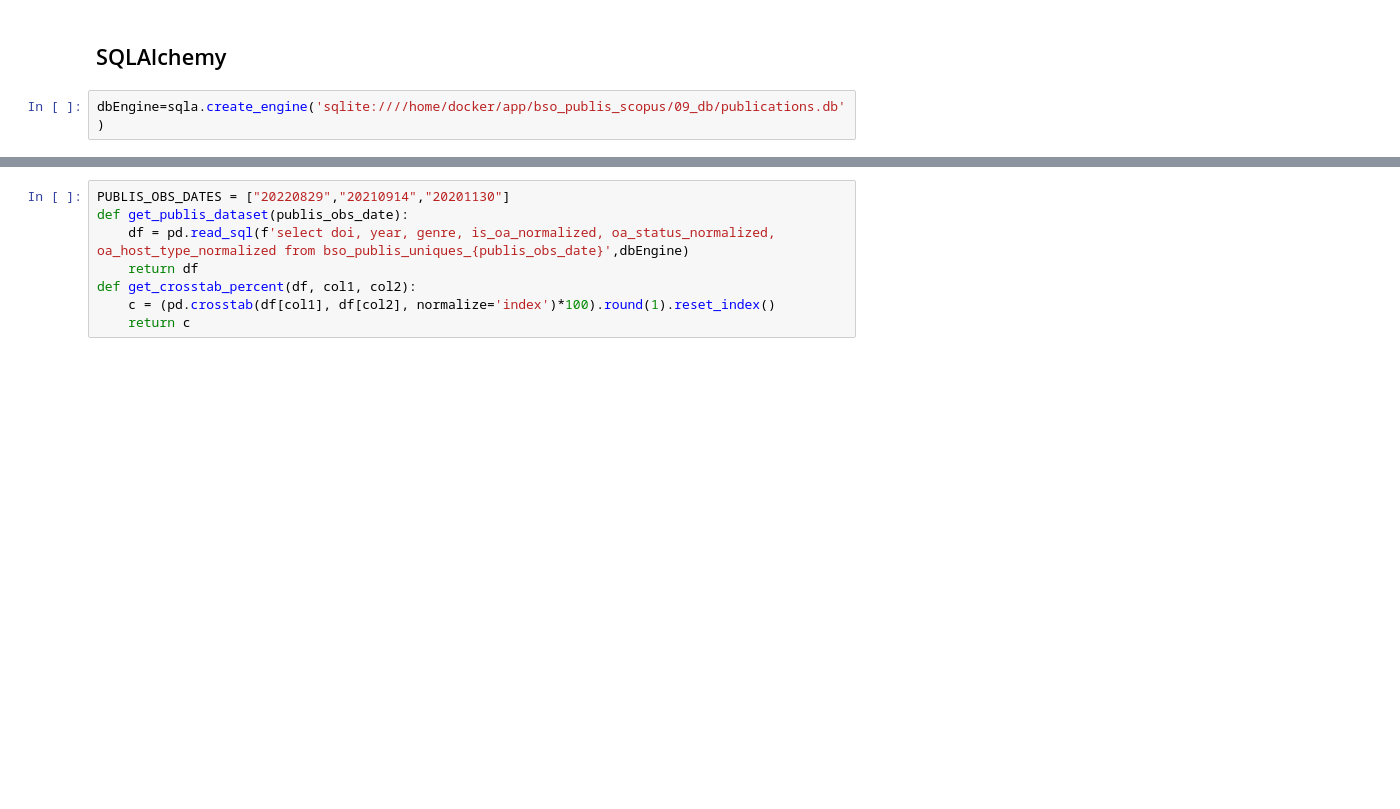
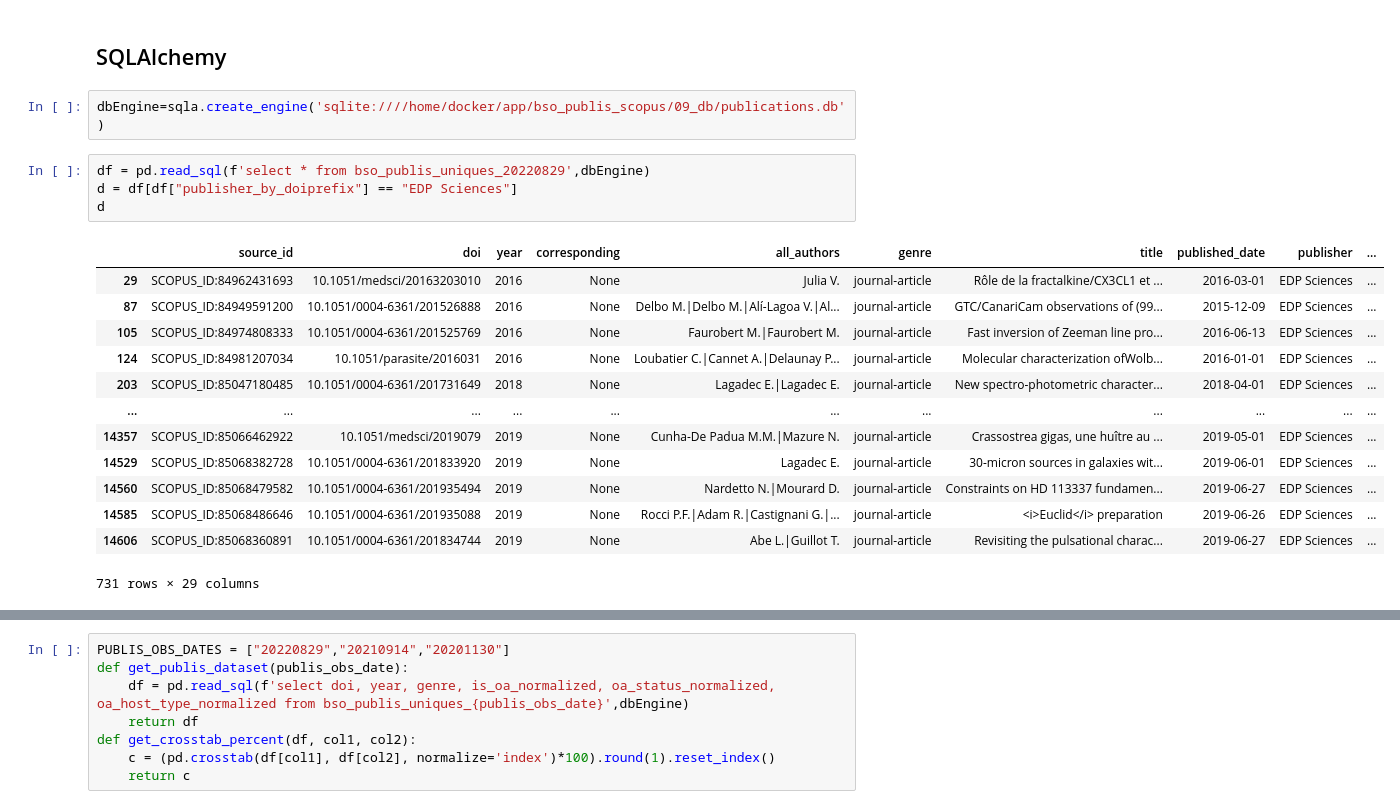
Before and after one commit to azur-scd/dagster-workflows, a Jupyter notebook: app/bso_publis_scopus/08_reporting/2022-08-29/open_access/Untitled.ipynb, the cells around one changed output, grey strips where cells are left out. Saved outputs shown, nothing was run; the diff lists cells and outputs as text; blank space fills up the shorter version.

Commit message:
publis consolidate data

```diff
--- a/app/bso_publis_scopus/08_reporting/2022-08-29/open_access/Untitled.ipynb
+++ b/app/bso_publis_scopus/08_reporting/2022-08-29/open_access/Untitled.ipynb
@@ -96,3 +183,21 @@ df = pd.read_csv("publis_uniques_doi_oa_data_with_bsoclasses_complete.csv", sep=
 ## SQLAlchemy
 # %%
 dbEngine=sqla.create_engine('sqlite:////home/docker/app/bso_publis_scopus/09_db/publications.db')
+# %%
+df = pd.read_sql(f'select * from bso_publis_uniques_20220829',dbEngine)
+d = df[df["publisher_by_doiprefix"] == "EDP Sciences"]
+d
+# %% [output]
+|  | source_id | doi | year | corresponding | all_authors | genre | title | published_date | publisher | ... |
+| 29 | SCOPUS_ID:84962431693 | 10.1051/medsci/20163203010 | 2016 | None | Julia V. | journal-article | Rôle de la fractalkine/CX3CL1 et ... | 2016-03-01 | EDP Sciences | ... |
+| 87 | SCOPUS_ID:84949591200 | 10.1051/0004-6361/201526888 | 2016 | None | Delbo M.|Delbo M.|Alí-Lagoa V.|Al... | journal-article | GTC/CanariCam observations of (99... | 2015-12-09 | EDP Sciences | ... |
+| 105 | SCOPUS_ID:84974808333 | 10.1051/0004-6361/201525769 | 2016 | None | Faurobert M.|Faurobert M. | journal-article | Fast inversion of Zeeman line pro... | 2016-06-13 | EDP Sciences | ... |
+| 124 | SCOPUS_ID:84981207034 | 10.1051/parasite/2016031 | 2016 | None | Loubatier C.|Cannet A.|Delaunay P... | journal-article | Molecular characterization ofWolb... | 2016-01-01 | EDP Sciences | ... |
+| 203 | SCOPUS_ID:85047180485 | 10.1051/0004-6361/201731649 | 2018 | None | Lagadec E.|Lagadec E. | journal-article | New spectro-photometric character... | 2018-04-01 | EDP Sciences | ... |
+| ... | ... | ... | ... | ... | ... | ... | ... | ... | ... | ... |
+| 14357 | SCOPUS_ID:85066462922 | 10.1051/medsci/2019079 | 2019 | None | Cunha-De Padua M.M.|Mazure N. | journal-article | Crassostrea gigas, une huître au ... | 2019-05-01 | EDP Sciences | ... |
+| 14529 | SCOPUS_ID:85068382728 | 10.1051/0004-6361/201833920 | 2019 | None | Lagadec E. | journal-article | 30-micron sources in galaxies wit... | 2019-06-01 | EDP Sciences | ... |
+| 14560 | SCOPUS_ID:85068479582 | 10.1051/0004-6361/201935494 | 2019 | None | Nardetto N.|Mourard D. | journal-article | Constraints on HD 113337 fundamen... | 2019-06-27 | EDP Sciences | ... |
+| 14585 | SCOPUS_ID:85068486646 | 10.1051/0004-6361/201935088 | 2019 | None | Rocci P.F.|Adam R.|Castignani G.|... | journal-article | <i>Euclid</i> preparation | 2019-06-26 | EDP Sciences | ... |
+| 14606 | SCOPUS_ID:85068360891 | 10.1051/0004-6361/201834744 | 2019 | None | Abe L.|Guillot T. | journal-article | Revisiting the pulsational charac... | 2019-06-27 | EDP Sciences | ... |
+731 rows × 29 columns
```
Also changed, not shown: parts of 23 cells of this notebook, 32 other files.
